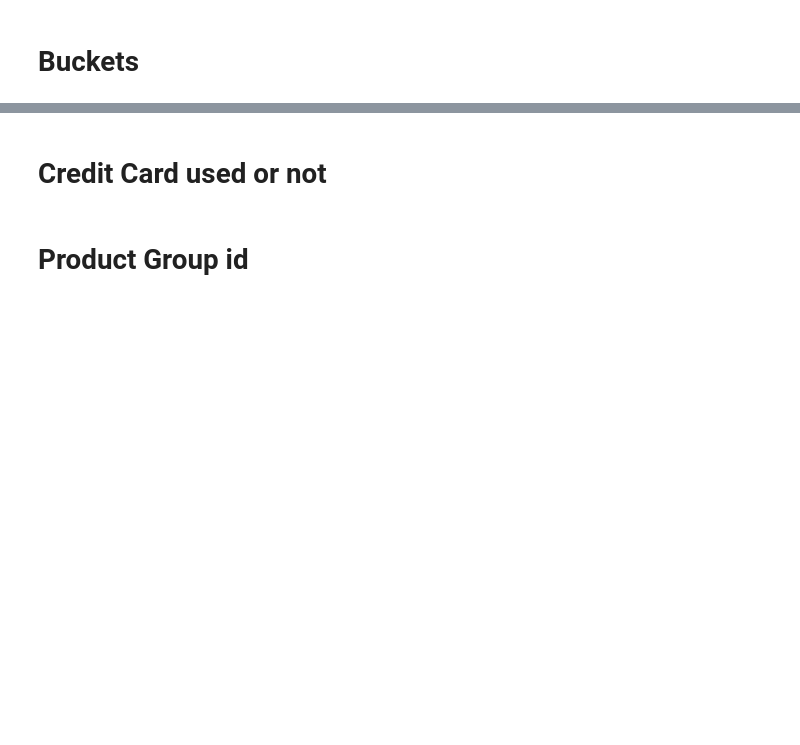
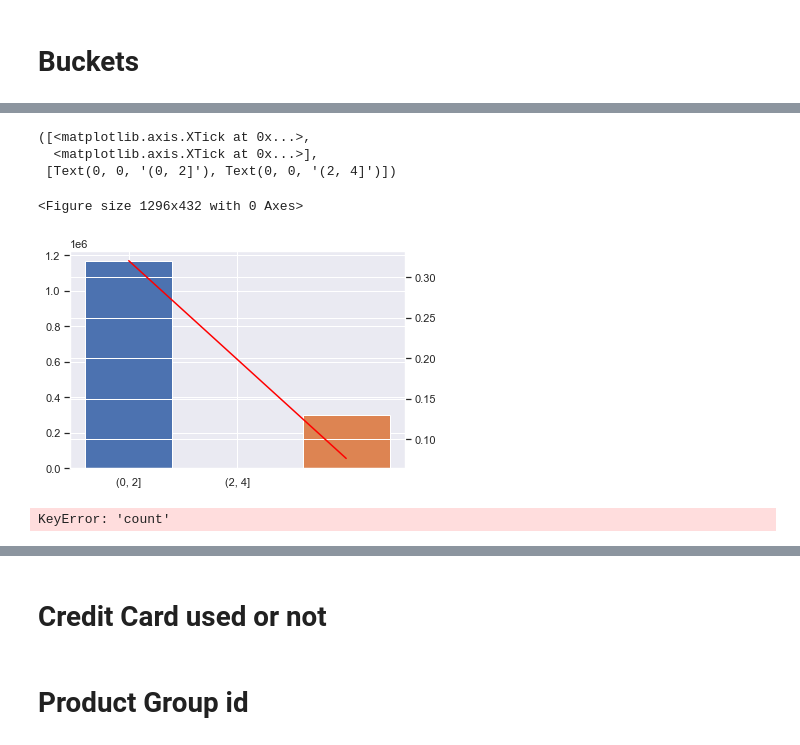
Before and after one commit to saurabhmathco/redbox_promosensitivity, a Jupyter notebook: Redbox_open.ipynb, the cells around one changed output, grey strips where cells are left out. Drawn from its saved outputs; the diff is of its cells as text; code cells hidden in the pictures; blank space fills up the shorter version.

```diff
--- a/Redbox_open.ipynb
+++ b/Redbox_open.ipynb
@@ -814,0 +1125,26 @@ plt.bar(count_flag_df["flag_redeemers"],count_flag_df["count_flags"])
+# %%
+plt.figure(figsize=(18,6))
+# plt.bar(df10["bucket_number"].iloc[0],df10["sum_titles_x"].iloc[0])
+# plt.bar(df10["bucket_number"].iloc[1],df12["sum_titles_x"])
+# plt.plot(df10["bucket_number"].iloc[0:2],df10["sum_titles_y"].iloc[:2],color="red")
+# plt.xticks(range(len(df10['sum_titles_x'])), df10['bucket'].iloc[:2])
+# plt.show()
+
+fig, ax1 = plt.subplots()
+
+ax2 = ax1.twinx()
+ax1.bar(df10["bucket_number"].iloc[0],df10["sum_titles_x"].iloc[0])
+ax1.bar(df10["bucket_number"].iloc[1],df12["sum_titles_x"])
+ax2.plot(df10["bucket_number"].iloc[0:2],df10["sum_titles_y"].iloc[:2],color="red")
+plt.xticks(range(len(df10['sum_titles_y'])-7), df10['bucket'].iloc[:2])
+# %% [output]
+([<matplotlib.axis.XTick at 0x...>,
+  <matplotlib.axis.XTick at 0x...>],
+ [Text(0, 0, '(0, 2]'), Text(0, 0, '(2, 4]')])
+<Figure size 1296x432 with 0 Axes>
+[figure, added]
+# %%
+plt.bar(range(len(df10['count'])), df10['count'], color='blue')
+plt.xticks(range(len(df10['count'])), df10['bucket_number'])
+# %% [output]
+KeyError: 'count'
```
Also changed, not shown: parts of 153 cells of this notebook.
